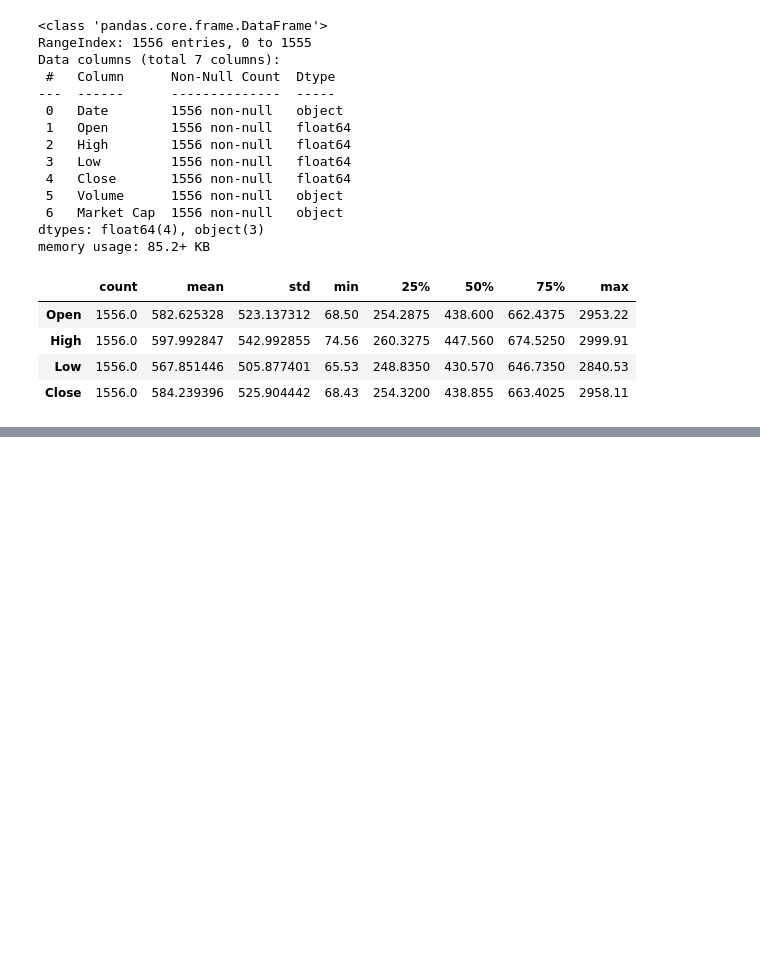
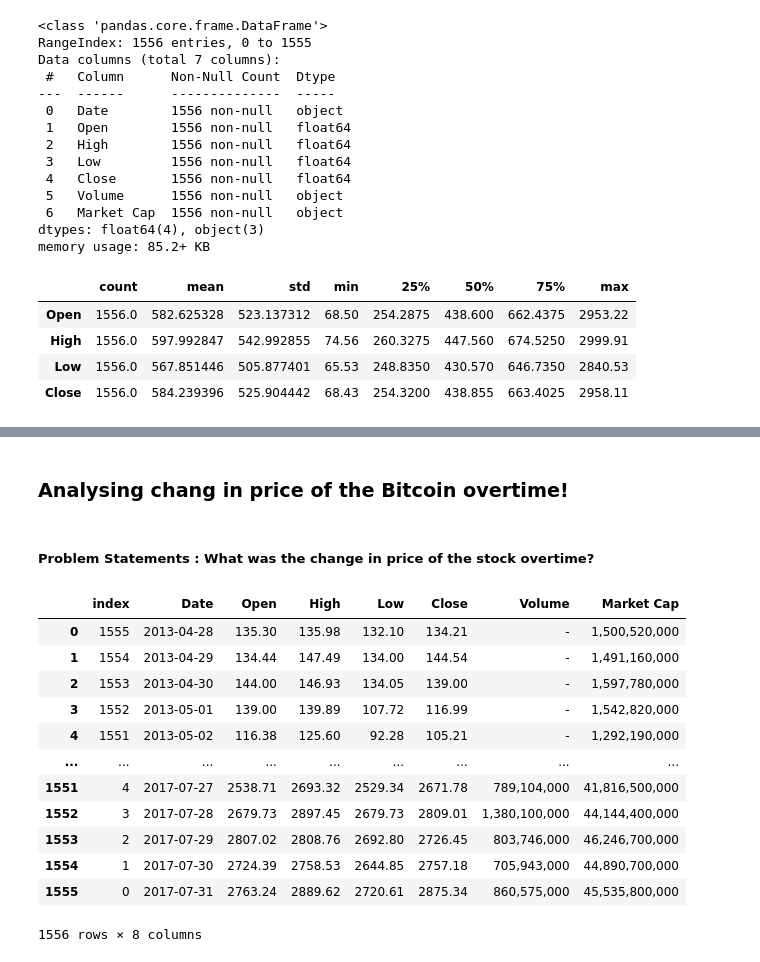
Before and after one commit to Sumetjutha/031_Real_Project_Analysis_Python, a Jupyter notebook: 004_Bitcoin_Data_Analysis.ipynb, the cells around one changed output, grey strips where cells are left out. Cells and saved outputs as stored; diff of their text form; code cells hidden in the pictures; blank space fills up the shorter version.

```diff
--- a/004_Bitcoin_Data_Analysis.ipynb
+++ b/004_Bitcoin_Data_Analysis.ipynb
@@ -66,0 +149,20 @@ df.describe().T
+# %% [markdown]
+### Analysing chang in price of the Bitcoin overtime!
+# %% [markdown]
+##### Problem Statements : What was the change in price of the stock overtime?
+# %%
+df.sort_index(ascending=False).reset_index()
+# %% [output]
+|  | index | Date | Open | High | Low | Close | Volume | Market Cap |
+| 0 | 1555 | 2013-04-28 | 135.30 | 135.98 | 132.10 | 134.21 | - | 1,500,520,000 |
+| 1 | 1554 | 2013-04-29 | 134.44 | 147.49 | 134.00 | 144.54 | - | 1,491,160,000 |
+| 2 | 1553 | 2013-04-30 | 144.00 | 146.93 | 134.05 | 139.00 | - | 1,597,780,000 |
+| 3 | 1552 | 2013-05-01 | 139.00 | 139.89 | 107.72 | 116.99 | - | 1,542,820,000 |
+| 4 | 1551 | 2013-05-02 | 116.38 | 125.60 | 92.28 | 105.21 | - | 1,292,190,000 |
+| ... | ... | ... | ... | ... | ... | ... | ... | ... |
+| 1551 | 4 | 2017-07-27 | 2538.71 | 2693.32 | 2529.34 | 2671.78 | 789,104,000 | 41,816,500,000 |
+| 1552 | 3 | 2017-07-28 | 2679.73 | 2897.45 | 2679.73 | 2809.01 | 1,380,100,000 | 44,144,400,000 |
+| 1553 | 2 | 2017-07-29 | 2807.02 | 2808.76 | 2692.80 | 2726.45 | 803,746,000 | 46,246,700,000 |
+| 1554 | 1 | 2017-07-30 | 2724.39 | 2758.53 | 2644.85 | 2757.18 | 705,943,000 | 44,890,700,000 |
+| 1555 | 0 | 2017-07-31 | 2763.24 | 2889.62 | 2720.61 | 2875.34 | 860,575,000 | 45,535,800,000 |
+1556 rows × 8 columns
```
Also changed, not shown: parts of 17 cells of this notebook.
